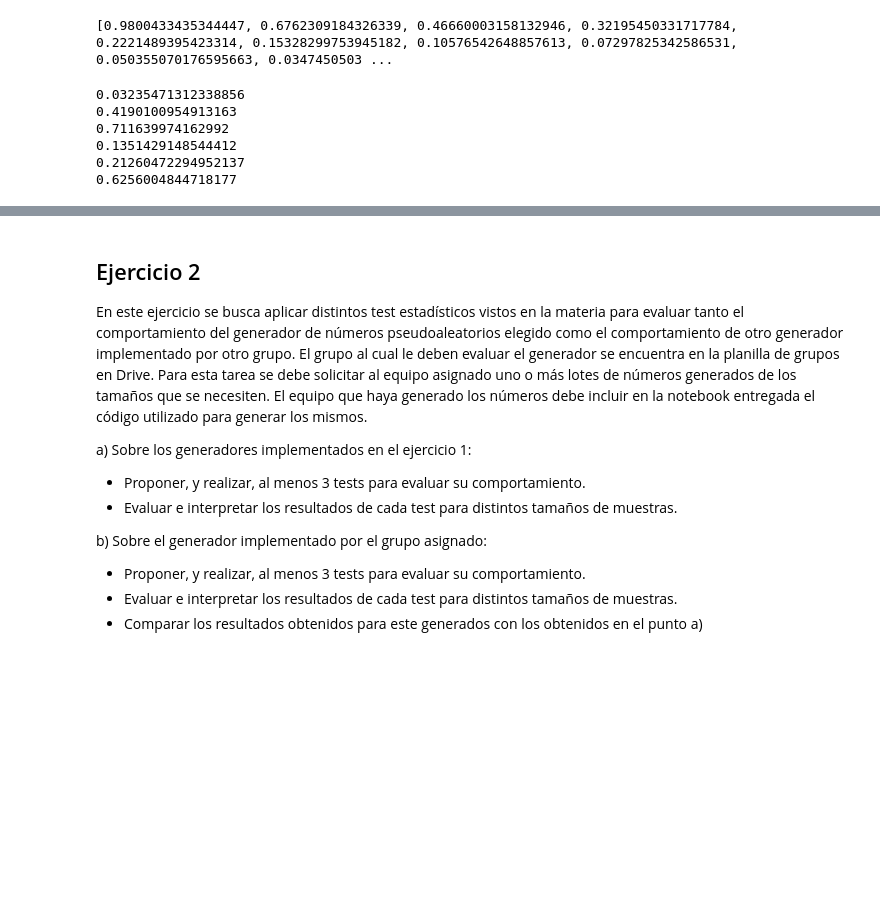
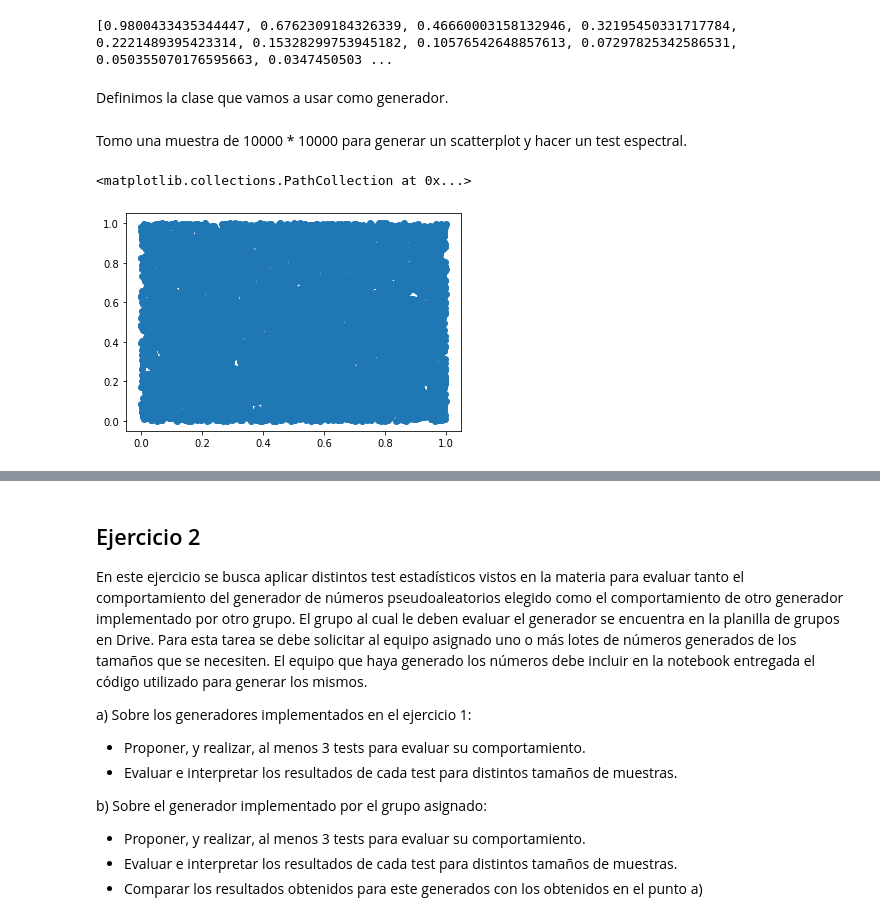
Before and after one commit to MartinCohen98/simulacion_tp1_grupo2_1c2024, a Jupyter notebook: mixmax_rng.ipynb, the cells around one changed output, grey strips where cells are left out. Drawn from its saved outputs; the diff is of its cells as text; code cells hidden in the pictures; blank space fills up the shorter version.

Commit message:
Added scatterplot and histogram

```diff
--- a/mixmax_rng.ipynb
+++ b/mixmax_rng.ipynb
@@ -28,5 +39,5 @@ import matplotlib as plot
 # %%
 # Parameters defined in paper
 N = 139 # Matrix and vector size
-s = 0  # Magic number
+s = -1  # Magic number
 p = 9223372036853751941 # Modulus
@@ -78,6 +93,8 @@ initial_vector = generate_initial_vector(42, N, p)
 print(initial_vector)
 # %% [output]
 [0.9800433435344447, 0.6762309184326339, 0.46660003158132946, 0.32195450331717784, 0.2221489395423314, 0.15328299753945182, 0.10576542648857613, 0.07297825342586531, 0.050355070176595663, 0.0347450503 ...
+# %% [markdown]
+Definimos la clase que vamos a usar como generador.
 # %%
 class MixmaxRNG:
 
@@ -86,12 +103,15 @@ class MixmaxRNG:
         self.matrix = generate_mixmax_matrix(size, magic_number)
         # crea el vector inicial (no se retornaran sus valores)
         self.vector = generate_initial_vector(seed, size, period)
+        self.size = size
+        self.last = 0
 
     """generates a uniform pseudo random value between 0 and 1,
     you can add an interval (a, b) to return a value between a and b"""
     def generate_number(self, interval=(0,1)):
         # valor pseudo aleatorio
-        result = self._generate_new_vector()[0]
+        self.last = (self.last + 14) % self.size
+        result = self._generate_new_vector()[self.last]
         return self._to_interval(result, interval)
 
     """calculates a new vector of numbers and replaces the current one with the new one with mod 1"""
@@ -109,17 +129,19 @@ class MixmaxRNG:
         return (number * scale) + interval[0]
 
 rng = MixmaxRNG(27, N, s, p)
-# %%
-print(rng.generate_number())
-print(rng.generate_number())
-print(rng.generate_number())
-print(rng.generate_number())
-print(rng.generate_number())
-print(rng.generate_number())
-# %% [output]
-0.03235471312338856
-0.4190100954913163
-0.711639974162992
-0.1351429148544412
-0.21260472294952137
-0.6256004844718177
+# %% [markdown]
+Tomo una muestra de 10000 * 10000 para generar un scatterplot y hacer un test espectral.
+# %%
+x = []
+y = []
+
+for i in range(10000):
+    x.append(rng.generate_number())
+    y.append(rng.generate_number())
+
+plt.scatter(x, y)
+
+plt.show()
+# %% [output]
+<matplotlib.collections.PathCollection at 0x...>
+[figure, added]
```
Also changed, not shown: parts of 8 cells of this notebook.
